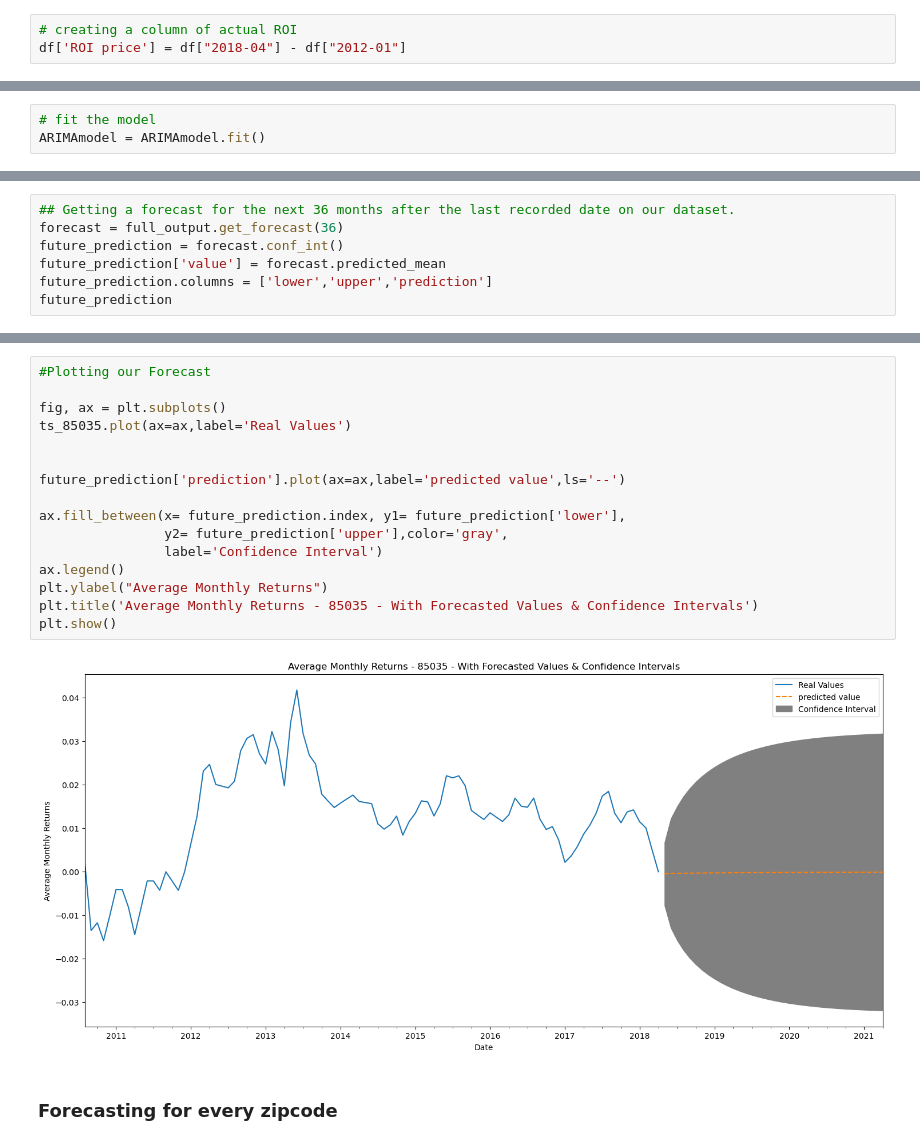
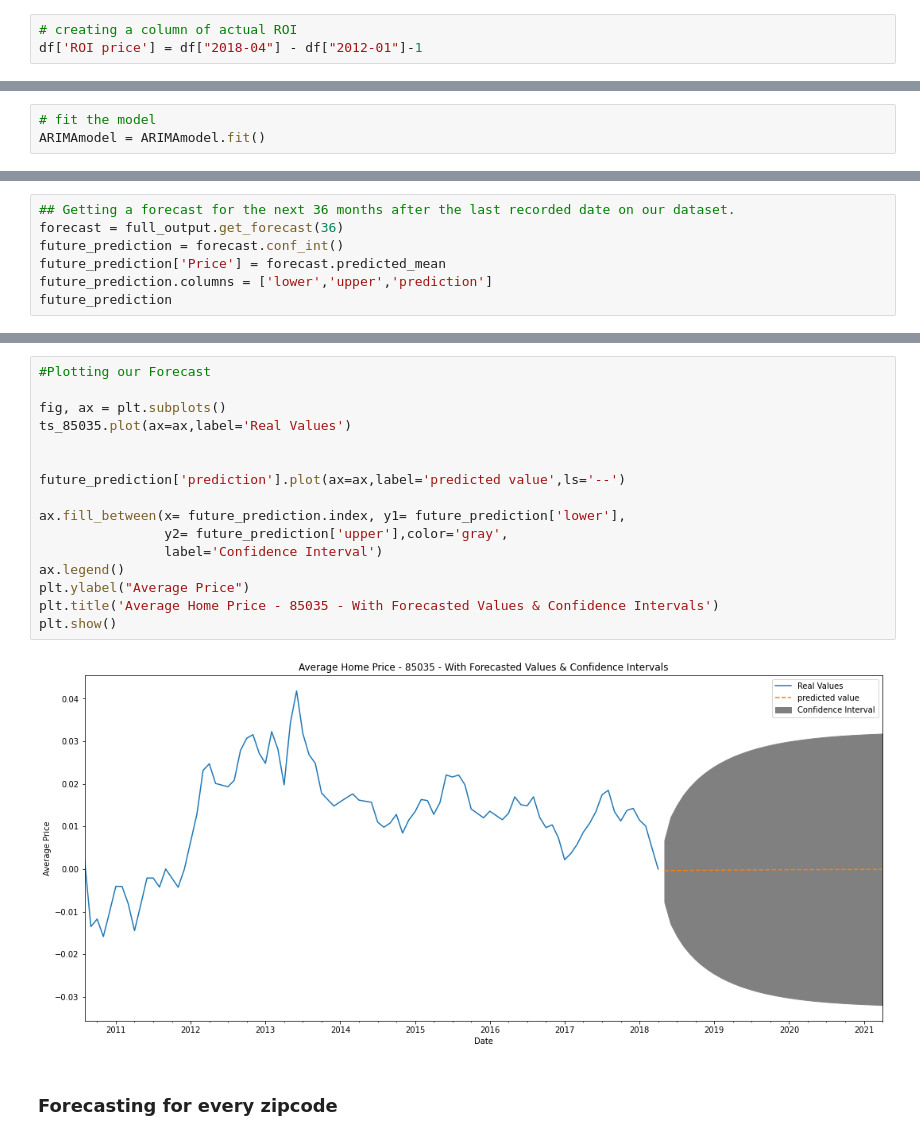
Before and after one commit to nkevin90/Time-Series-on-the-Housing-Data-Zillow-Research, a Jupyter notebook: index.ipynb, the cells around one changed output, grey strips where cells are left out. Saved outputs shown, nothing was run; the diff lists cells and outputs as text.

```diff
--- a/index.ipynb
+++ b/index.ipynb
@@ -111,7 +113,7 @@ df.tail()
 df["%ROI"] = ((df["2018-04"] / df["2012-01"]) ** (1 / (2018-2012)) - 1) * 100
 # %%
 # creating a column of actual ROI
-df['ROI price'] = df["2018-04"] - df["2012-01"]
+df['ROI price'] = df["2018-04"] - df["2012-01"]-1
 # %%
 df.tail()
 # %% [output]
@@ -812,7 +856,7 @@ Warnings:
 ## Getting a forecast for the next 36 months after the last recorded date on our dataset.
 forecast = full_output.get_forecast(36)
 future_prediction = forecast.conf_int()
-future_prediction['value'] = forecast.predicted_mean
+future_prediction['Price'] = forecast.predicted_mean
 future_prediction.columns = ['lower','upper','prediction']
 future_prediction
 # %% [output]
@@ -836,23 +880,23 @@ future_prediction
 # %%
 #Plotting our Forecast
 
 fig, ax = plt.subplots()
 ts_85035.plot(ax=ax,label='Real Values')
 
 
 future_prediction['prediction'].plot(ax=ax,label='predicted value',ls='--')
 
 ax.fill_between(x= future_prediction.index, y1= future_prediction['lower'],
                 y2= future_prediction['upper'],color='gray',
                 label='Confidence Interval')
 ax.legend()
-plt.ylabel("Average Monthly Returns")
-plt.title('Average Monthly Returns - 85035 - With Forecasted Values & Confidence Intervals')
+plt.ylabel("Average Price")
+plt.title('Average Home Price - 85035 - With Forecasted Values & Confidence Intervals')
 plt.show()
 # %% [output]
-[figure, old version]
+[figure, new version]
 # %% [markdown]
-### Forecasting for every zipcode
+### **Forecasting for every zipcode**
 # %%
 zip_predictions = {}
 
```
Also changed, not shown: parts of 84 cells of this notebook.
